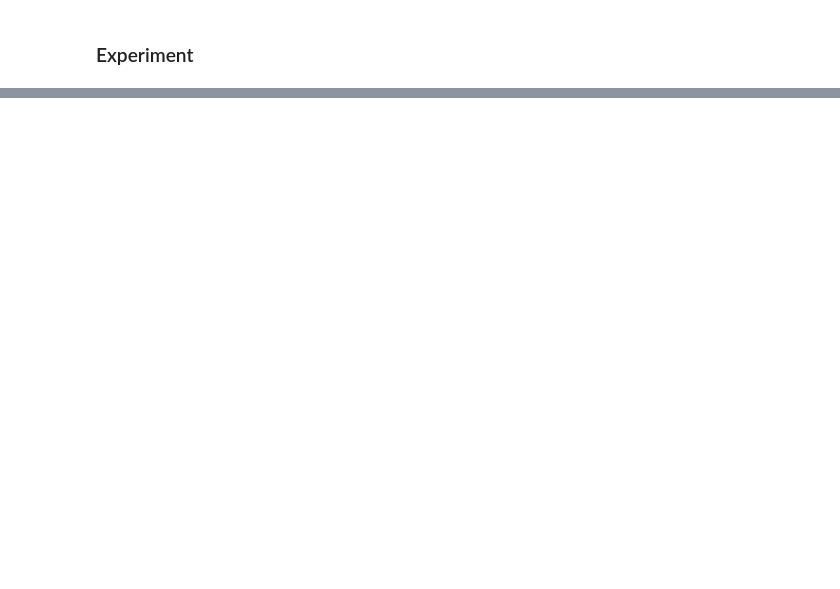
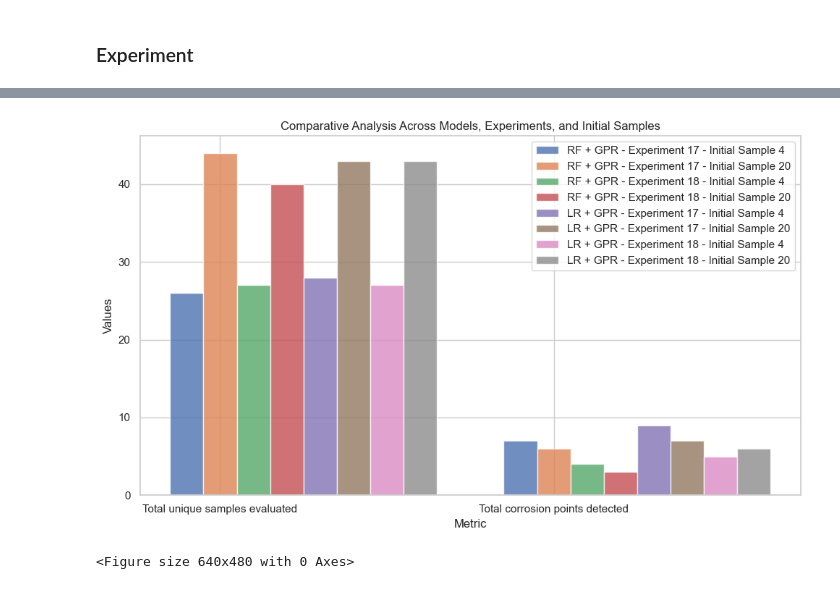
Before and after one commit to ghezalahmad/Adaptive-Sampling, a Jupyter notebook: Benchmarking.ipynb, the cells around one changed output, grey strips where cells are left out. Drawn from its saved outputs; the diff is of its cells as text; code cells hidden in the pictures; blank space fills up the shorter version.

```diff
--- a/Benchmarking.ipynb
+++ b/Benchmarking.ipynb
@@ -110,0 +209,48 @@ plt.show()
+# %%
+import matplotlib.pyplot as plt
+import numpy as np
+
+# Data
+models = ['RF + GPR', 'LR + GPR']
+experiments = ['Experiment 17', 'Experiment 18']
+initial_samples = ['4', '20']
+metrics = ['Total unique samples evaluated', 'Total corrosion points detected']
+
+# Data for plotting
+data = {
+    ('RF + GPR', 'Experiment 17', '4'): [26, 7],
+    ('RF + GPR', 'Experiment 17', '20'): [44, 6],
+    ('RF + GPR', 'Experiment 18', '4'): [27, 4],
+    ('RF + GPR', 'Experiment 18', '20'): [40, 3],
+    ('LR + GPR', 'Experiment 17', '4'): [28, 9],
+    ('LR + GPR', 'Experiment 17', '20'): [43, 7],
+    ('LR + GPR', 'Experiment 18', '4'): [27, 5],
+    ('LR + GPR', 'Experiment 18', '20'): [43, 6]
+}
+
+n_groups = len(metrics)
+fig, ax = plt.subplots(figsize=(10, 6))
+
+index = np.arange(n_groups)
+bar_width = 0.1
+opacity = 0.8
+
+for i, model in enumerate(models):
+    for j, experiment in enumerate(experiments):
+        for k, initial_sample in enumerate(initial_samples):
+            offset = (i * len(experiments) * len(initial_samples) + j * len(initial_samples) + k) * bar_width
+            vals = data[(model, experiment, initial_sample)]
+            plt.bar(index + offset, vals, bar_width, alpha=opacity, label=f'{model} - {experiment} - Initial Sample {initial_sample}')
+
+plt.xlabel('Metric')
+plt.ylabel('Values')
+plt.title('Comparative Analysis Across Models, Experiments, and Initial Samples')
+plt.xticks(index + bar_width, metrics)
+plt.legend()
+
+plt.tight_layout()
+plt.show()
+plt.savefig('plot.png', dpi=300)  # Saves the figure as 'plot.png' with 300 DPI
+# %% [output]
+[figure, added]
+<Figure size 640x480 with 0 Axes>
```
Also changed, not shown: parts of 35 cells of this notebook, 12 other files.
